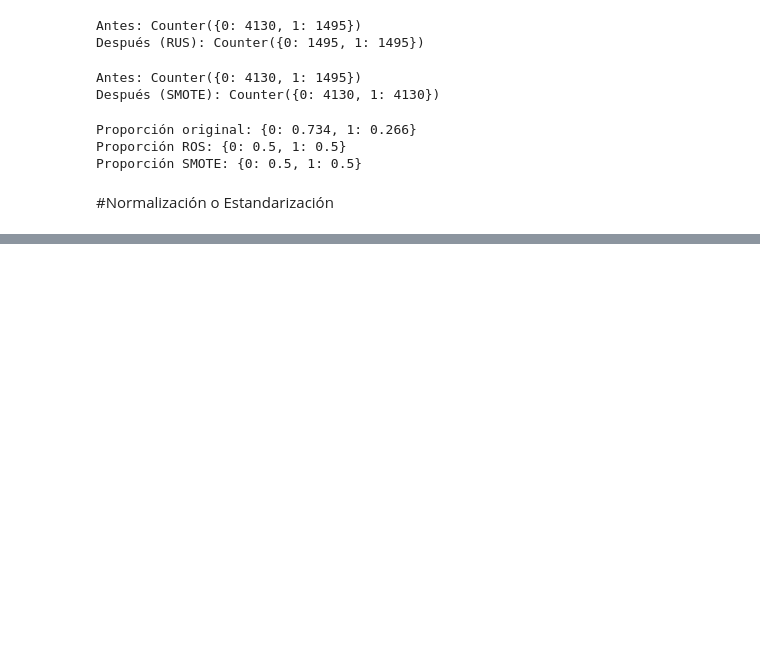
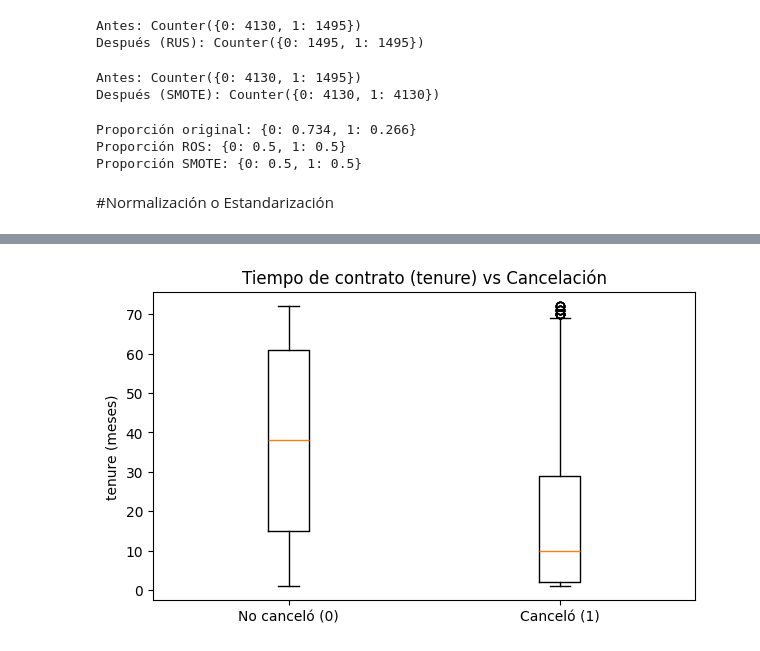
Before and after one commit to sergiotadeocmontoya-alt/challenge-telecomx-parte2-ml, a Jupyter notebook: TeleconXParte2_Sergio.ipynb, the cells around one changed output, grey strips where cells are left out. Drawn from its saved outputs; the diff is of its cells as text; code cells hidden in the pictures; blank space fills up the shorter version.

```diff
--- a/TeleconXParte2_Sergio.ipynb
+++ b/TeleconXParte2_Sergio.ipynb
@@ -348,0 +535,6 @@ Proporción SMOTE: {0: 0.5, 1: 0.5}
+# %%
+#Preparando el dataset y ver columnas
+cols = ["Churn", "tenure", "Charges.Total"]
+df_dir = df_modelo[cols].copy()
+
+df_dir.head()
@@ -348,0 +557,14 @@ Proporción SMOTE: {0: 0.5, 1: 0.5}
+# %%
+#Tiempo de contrato (Tiempo de contrato (tenure) vs Cancelación (Boxplot))
+import matplotlib.pyplot as plt
+
+data0 = df_dir[df_dir["Churn"] == 0]["tenure"]
+data1 = df_dir[df_dir["Churn"] == 1]["tenure"]
+
+plt.figure(figsize=(7,4))
+plt.boxplot([data0, data1], labels=["No canceló (0)", "Canceló (1)"])
+plt.title("Tiempo de contrato (tenure) vs Cancelación")
+plt.ylabel("tenure (meses)")
+plt.show()
+# %% [output]
+[figure, added]
```
Also changed, not shown: parts of 23 cells of this notebook.
